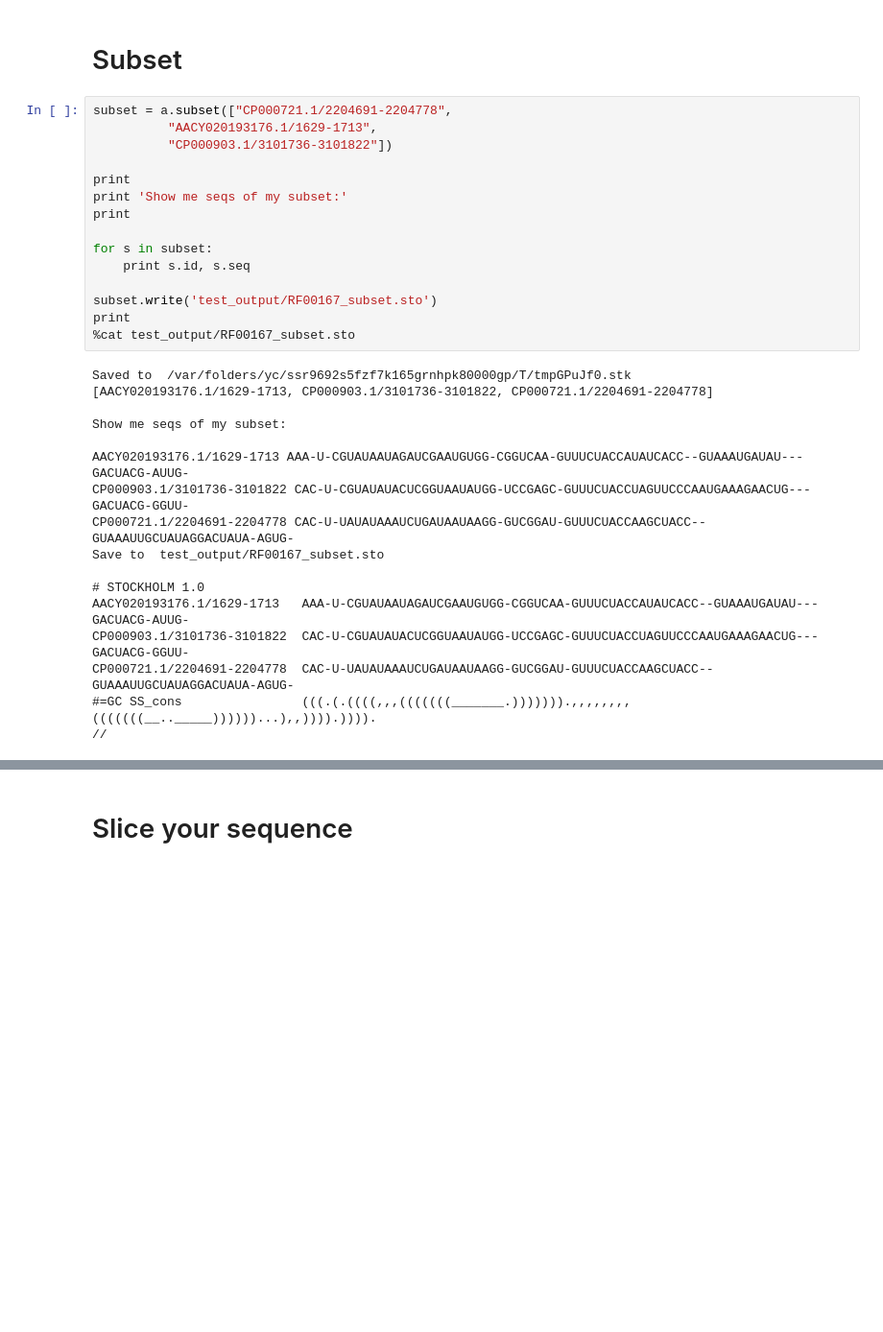
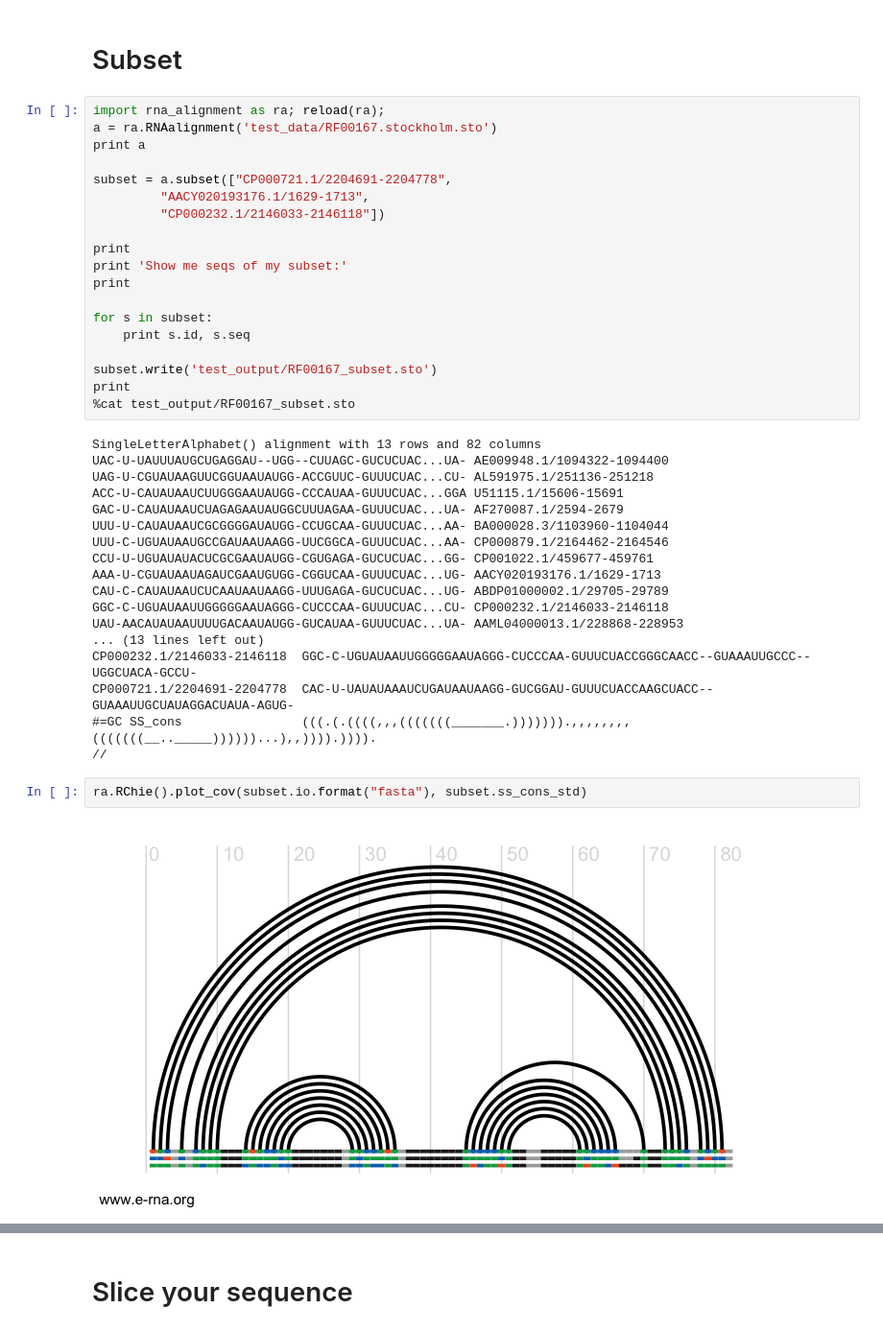
Before and after one commit to mmagnus/rna-tools, a Jupyter notebook: rna_pdb_tools/utils/rna_alignment/rna_alignment.ipynb, the cells around one changed output, grey strips where cells are left out. Shown: that part at 96% size. Drawn from its saved outputs; the diff is of its cells as text; blank space fills up the shorter version.

Commit message:
rna_alignment: plot with Rchie and VARNA

```diff
--- a/rna_pdb_tools/utils/rna_alignment/rna_alignment.ipynb
+++ b/rna_pdb_tools/utils/rna_alignment/rna_alignment.ipynb
@@ -129,9 +126,13 @@ CAC-U-UAUAUAAAUCUGAUAAUAAGG-GUCGGAU-GUUUCUACCAAGCUACC--GUAAAUUGCUAUAGGACUAUA-AGU
 # %% [markdown]
 # Subset
 # %%
+import rna_alignment as ra; reload(ra);
+a = ra.RNAalignment('test_data/RF00167.stockholm.sto')
+print a
+
 subset = a.subset(["CP000721.1/2204691-2204778",
-          "AACY020193176.1/1629-1713",
-          "CP000903.1/3101736-3101822"])
+         "AACY020193176.1/1629-1713",
+         "CP000232.1/2146033-2146118"])
 
 print
 print 'Show me seqs of my subset:'
@@ -144,19 +145,24 @@ subset.write('test_output/RF00167_subset.sto')
 print
 %cat test_output/RF00167_subset.sto
 # %% [output]
-Saved to  /var/folders/yc/ssr9692s5fzf7k165grnhpk80000gp/T/tmpGPuJf0.stk
-[AACY020193176.1/1629-1713, CP000903.1/3101736-3101822, CP000721.1/2204691-2204778]
-
-Show me seqs of my subset:
-
-AACY020193176.1/1629-1713 AAA-U-CGUAUAAUAGAUCGAAUGUGG-CGGUCAA-GUUUCUACCAUAUCACC--GUAAAUGAUAU---GACUACG-AUUG-
-CP000903.1/3101736-3101822 CAC-U-CGUAUAUACUCGGUAAUAUGG-UCCGAGC-GUUUCUACCUAGUUCCCAAUGAAAGAACUG---GACUACG-GGUU-
-CP000721.1/2204691-2204778 CAC-U-UAUAUAAAUCUGAUAAUAAGG-GUCGGAU-GUUUCUACCAAGCUACC--GUAAAUUGCUAUAGGACUAUA-AGUG-
-Save to  test_output/RF00167_subset.sto
-
-# STOCKHOLM 1.0
-AACY020193176.1/1629-1713   AAA-U-CGUAUAAUAGAUCGAAUGUGG-CGGUCAA-GUUUCUACCAUAUCACC--GUAAAUGAUAU---GACUACG-AUUG-
-CP000903.1/3101736-3101822  CAC-U-CGUAUAUACUCGGUAAUAUGG-UCCGAGC-GUUUCUACCUAGUUCCCAAUGAAAGAACUG---GACUACG-GGUU-
+SingleLetterAlphabet() alignment with 13 rows and 82 columns
+UAC-U-UAUUUAUGCUGAGGAU--UGG--CUUAGC-GUCUCUAC...UA- AE009948.1/1094322-1094400
+UAG-U-CGUAUAAGUUCGGUAAUAUGG-ACCGUUC-GUUUCUAC...CU- AL591975.1/251136-251218
+ACC-U-CAUAUAAUCUUGGGAAUAUGG-CCCAUAA-GUUUCUAC...GGA U51115.1/15606-15691
+GAC-U-CAUAUAAUCUAGAGAAUAUGGCUUUAGAA-GUUUCUAC...UA- AF270087.1/2594-2679
+UUU-U-CAUAUAAUCGCGGGGAUAUGG-CCUGCAA-GUUUCUAC...AA- BA000028.3/1103960-1104044
+UUU-C-UGUAUAAUGCCGAUAAUAAGG-UUCGGCA-GUUUCUAC...AA- CP000879.1/2164462-2164546
+CCU-U-UGUAUAUACUCGCGAAUAUGG-CGUGAGA-GUCUCUAC...GG- CP001022.1/459677-459761
+AAA-U-CGUAUAAUAGAUCGAAUGUGG-CGGUCAA-GUUUCUAC...UG- AACY020193176.1/1629-1713
+CAU-C-CAUAUAAUCUCAAUAAUAAGG-UUUGAGA-GUCUCUAC...UG- ABDP01000002.1/29705-29789
+GGC-C-UGUAUAAUUGGGGGAAUAGGG-CUCCCAA-GUUUCUAC...CU- CP000232.1/2146033-2146118
+UAU-AACAUAUAAUUUUGACAAUAUGG-GUCAUAA-GUUUCUAC...UA- AAML04000013.1/228868-228953
+... (13 lines left out)
+CP000232.1/2146033-2146118  GGC-C-UGUAUAAUUGGGGGAAUAGGG-CUCCCAA-GUUUCUACCGGGCAACC--GUAAAUUGCCC--UGGCUACA-GCCU-
 CP000721.1/2204691-2204778  CAC-U-UAUAUAAAUCUGAUAAUAAGG-GUCGGAU-GUUUCUACCAAGCUACC--GUAAAUUGCUAUAGGACUAUA-AGUG-
 #=GC SS_cons                (((.(.((((,,,(((((((_______.))))))).,,,,,,,,(((((((__.._____))))))...),,)))).)))).
 //
+# %%
+ra.RChie().plot_cov(subset.io.format("fasta"), subset.ss_cons_std)
+# %% [output]
+[figure, added]
```
Also changed, not shown: parts of 13 cells of this notebook, 4 other files.
